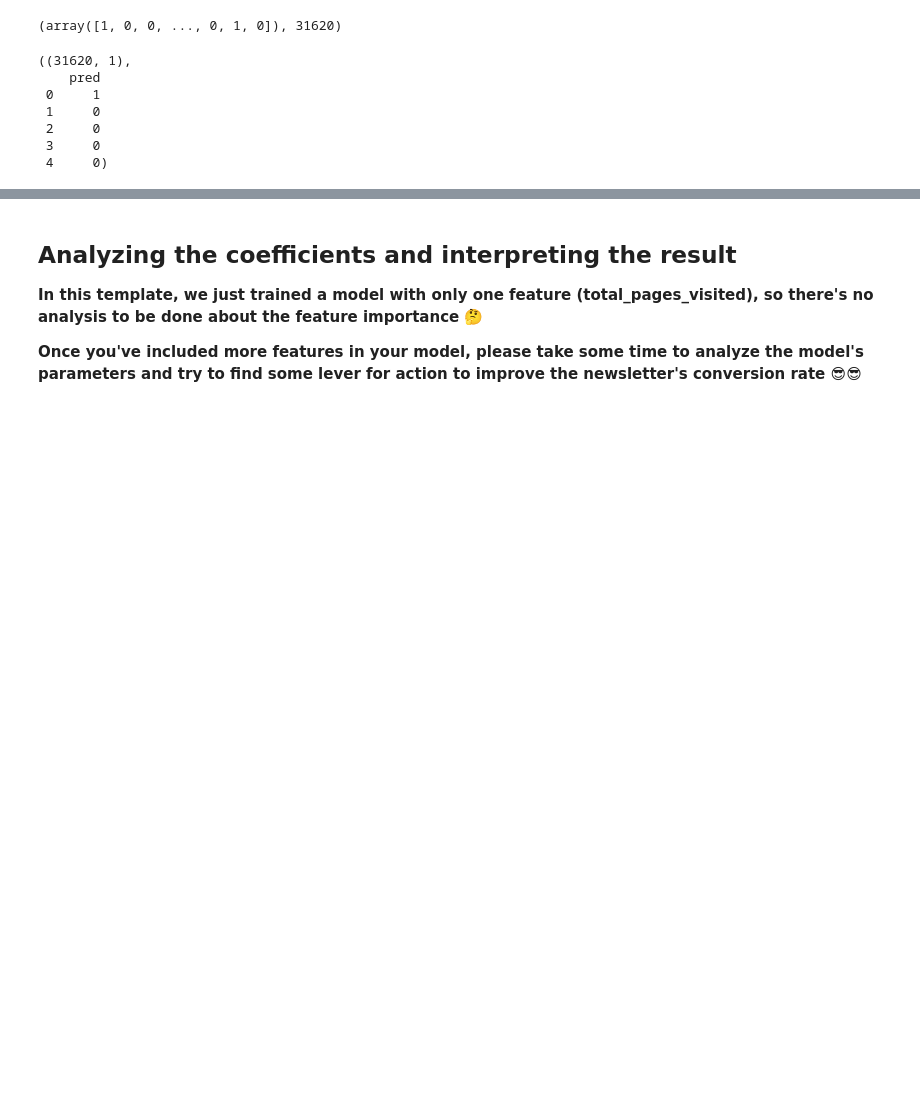
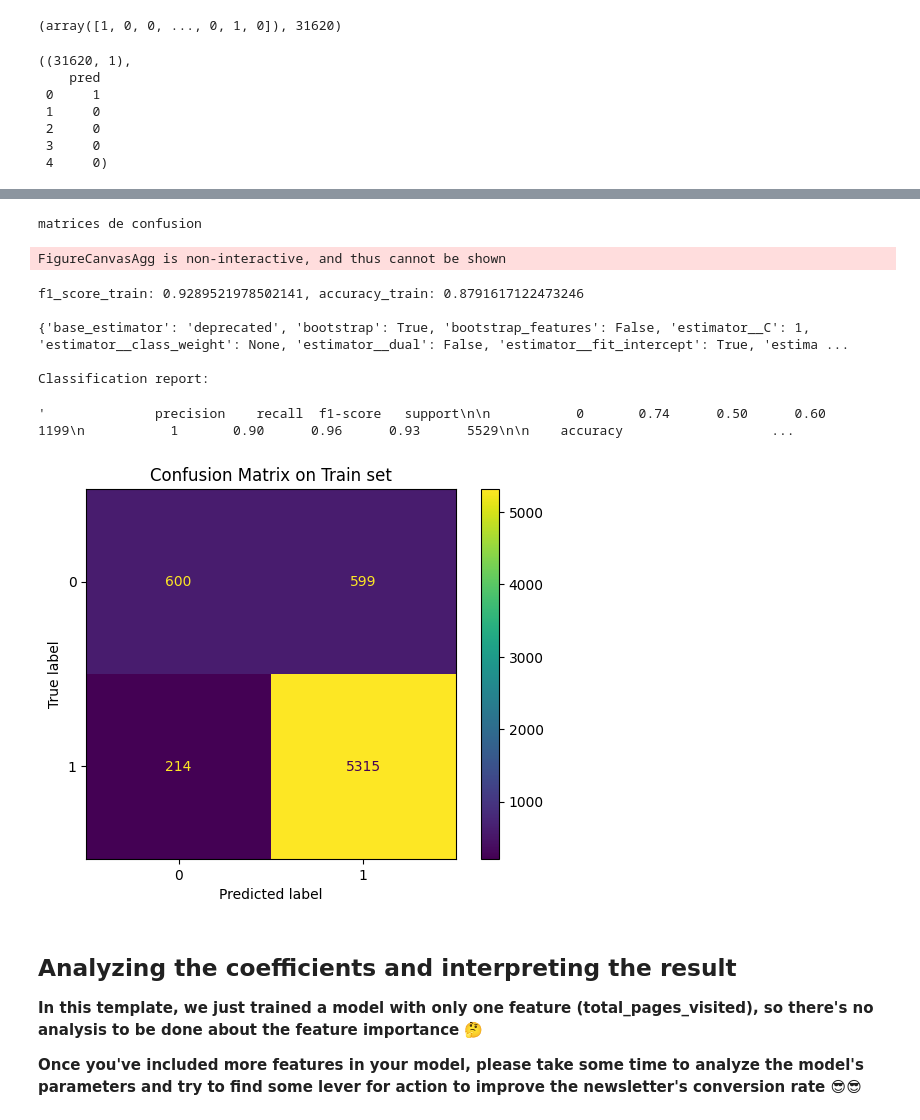
Before and after one commit to kumquat42/202311_jedha_Bloc3_ML_challenge, a Jupyter notebook: 202311_jedha_bloc3_ML_challenge.ipynb, the cells around one changed output, grey strips where cells are left out. Drawn from its saved outputs; the diff is of its cells as text; code cells hidden in the pictures; blank space fills up the shorter version.

```diff
--- a/202311_jedha_bloc3_ML_challenge.ipynb
+++ b/202311_jedha_bloc3_ML_challenge.ipynb
@@ -1599,3 +1674,66 @@ y_pred.to_csv('conversion_data_test_predictions_BERAUD_MELANIE_dfs27.csv', index
+# %%
+# Instanciation & fitting
+reglog_sup = LogisticRegression(C=1, max_iter=100, penalty='l2') #
+bag_reglog_sup = BaggingClassifier(reglog_sup, n_estimators = 50)
+
+bag_reglog_sup.fit(X_train, y_train)
+## Prediction
+y_train_pred_sup = bag_reglog_sup.predict(X_train)
+
+## Scoring
+### Confusion matrix
+tn_train, fp_train = confusion_matrix(y_train, y_train_pred_sup)[0,0], confusion_matrix(y_train, y_train_pred_sup)[0,1]
+fn_train, tp_train = confusion_matrix(y_train, y_train_pred_sup)[1,0], confusion_matrix(y_train, y_train_pred_sup)[1,1]
+
+
+print('matrices de confusion')
+fig_train , ax1 = plt.subplots()
+ax1.set(title="Confusion Matrix on Train set")
+ConfusionMatrixDisplay.from_estimator(bag_reglog_sup, X_train, y_train, ax=ax1)
+fig_train.show('notebook_connected')
+
+'''
+### Feature importance
+try:
+    coefficients = [coef for coef in bag_reglog.coef_]
+except:
+    coefficients =[]
+
+ # recovery of columns names in X_train and X_val
+liste_features_name = []
+for name in preprocesseur.get_feature_names_out():
+    liste_features_name.append(name[5:])
+
+
+print('Features_importance:')
+feat_imp = pd.DataFrame([coef for coef in bag_reglog.coef_], columns=liste_features_name)
+
+temp = feat_imp.transpose()
+fig = px.bar(temp, x = abs(temp[0]), orientation='h', color=temp[0])
+fig.update_layout(showlegend=False, title=f'Feature importance', font=dict(size=15), title_font_color="#8B1C62", margin=dict(l=150, r=20, t=50, b=40))
+fig.update_yaxes(title = None)
+fig.show()
+
+'''
+### Scorings
+print(f'f1_score_train: {f1_score(y_train, y_train_pred_sup)}, accuracy_train: {bag_reglog_sup.score(X_train, y_train)}')
+print()
+print(bag_reglog_sup.get_params())
+print('\nClassification report: \n')
+classification_report(y_train, y_train_pred_sup)
+
+#f1_score_train: 0.9289521978502141, accuracy_train: 0.8791617122473246, mais 50% d'erreur sur les 0, 20 %
+#{'base_estimator': 'deprecated', 'bootstrap': True, 'bootstrap_features': False, 'estimator__C': 1, 'estimator__class_weight': None, 'estimator__dual': False, 'estimator__fit_intercept': True, 'estimator__intercept_scaling': 1, 'estimator__l1_ratio': None, 'estimator__max_iter': 100, 'estimator__multi_class': 'auto', 'estimator__n_jobs': None, 'estimator__penalty': 'l2', 'estimator__random_state': None, 'estimator__solver': 'lbfgs', 'estimator__tol': 0.0001, 'estimator__verbose': 0, 'estimator__warm_start': False, 'estimator': LogisticRegression(C=1), 'max_features': 1.0, 'max_samples': 1.0, 'n_estimators': 50, 'n_jobs': None, 'oob_score': False, 'random_state': None, 'verbose': 0, 'warm_start': False}
+# %% [output]
+matrices de confusion
+FigureCanvasAgg is non-interactive, and thus cannot be shown
+f1_score_train: 0.9289521978502141, accuracy_train: 0.8791617122473246
+
+{'base_estimator': 'deprecated', 'bootstrap': True, 'bootstrap_features': False, 'estimator__C': 1, 'estimator__class_weight': None, 'estimator__dual': False, 'estimator__fit_intercept': True, 'estima ...
+
+Classification report:
+'              precision    recall  f1-score   support\n\n           0       0.74      0.50      0.60      1199\n           1       0.90      0.96      0.93      5529\n\n    accuracy                   ...
+[figure, added]
 # %% [markdown]
 ## Analyzing the coefficients and interpreting the result
 **In this template, we just trained a model with only one feature (total_pages_visited), so there's no analysis to be done about the feature importance 🤔**
```
Also changed, not shown: parts of 3 cells of this notebook.
